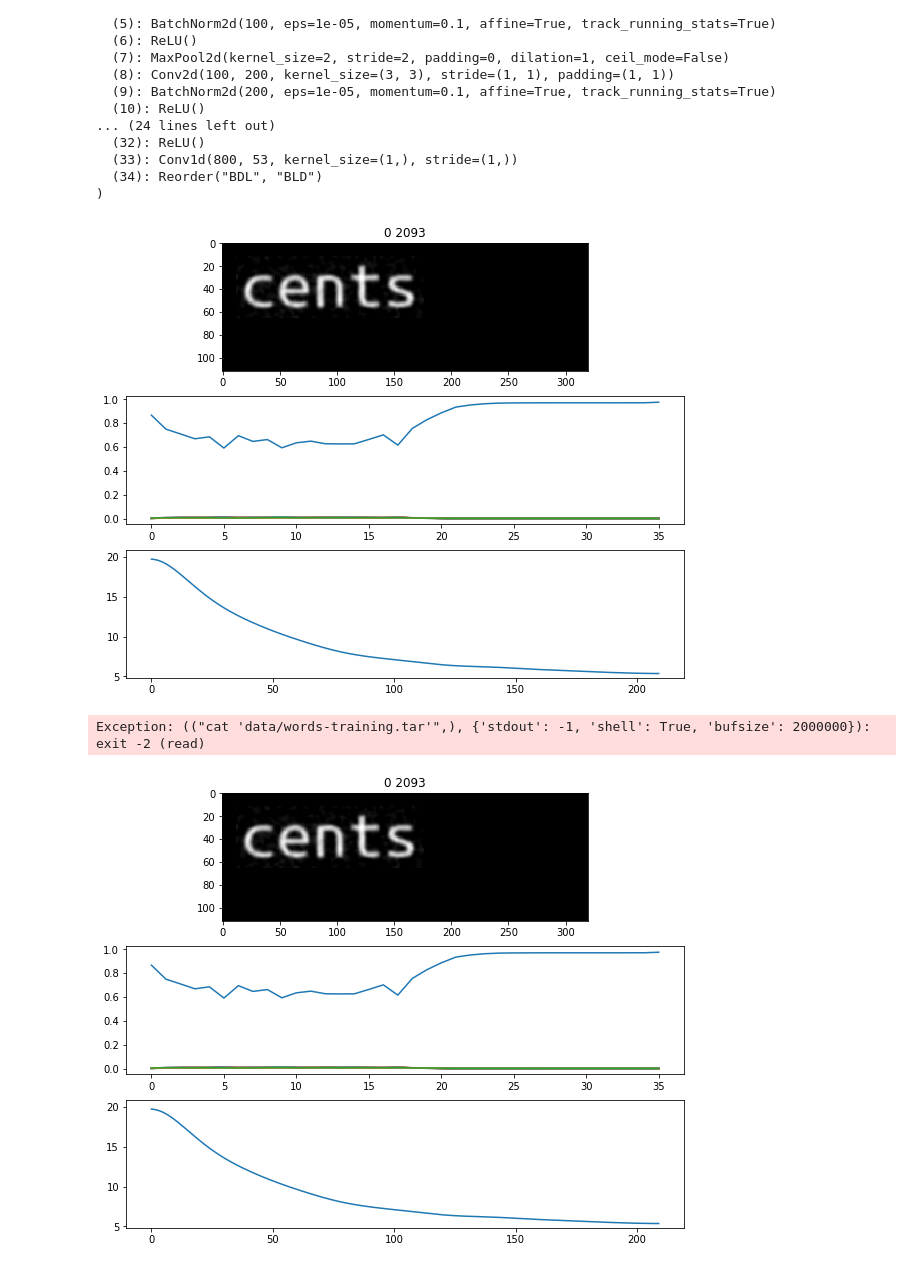
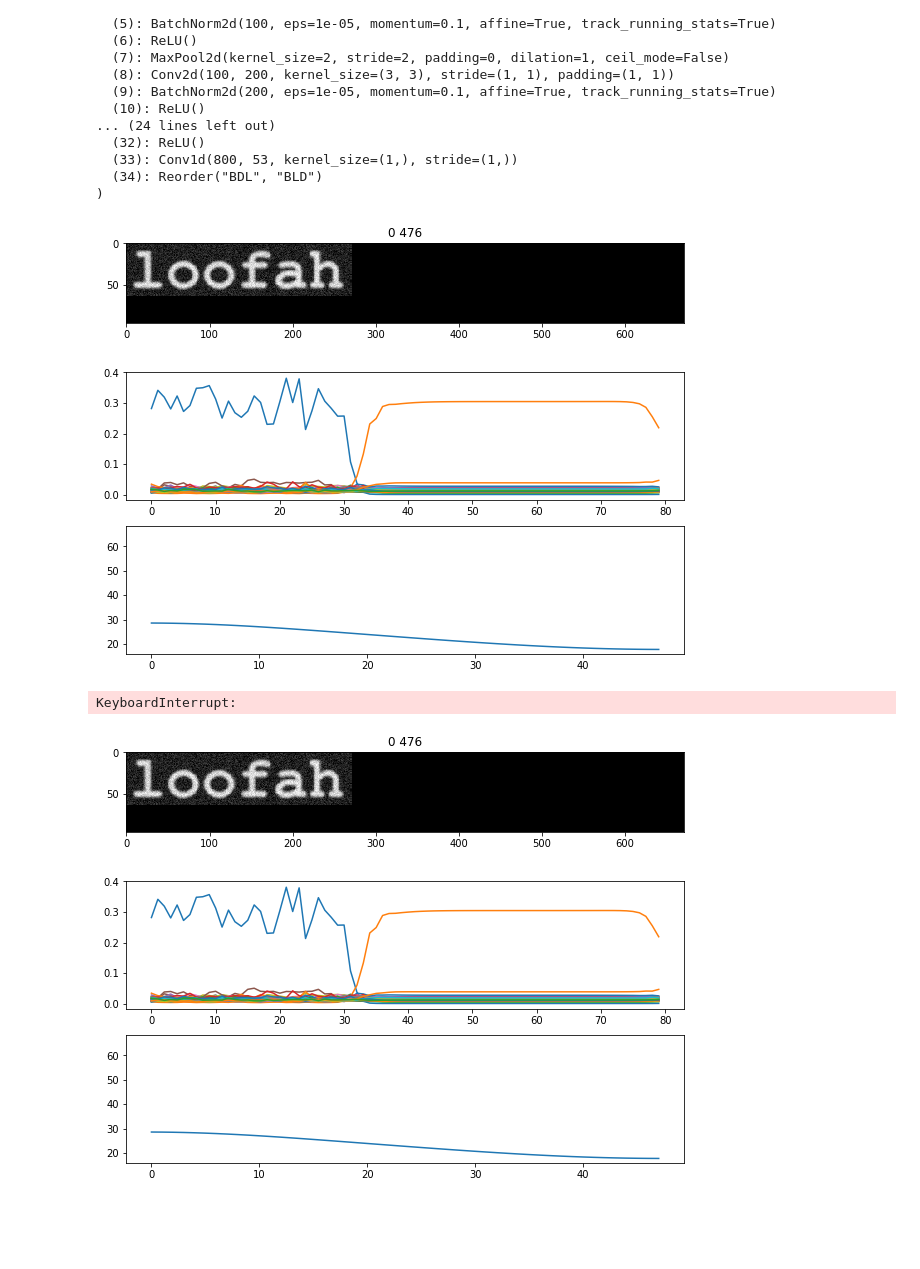
Before and after one commit to tmbdev-tutorials/icdar2019-worksheets, a Jupyter notebook: lstm2-ctc-words.ipynb, the cells around one changed output. Cells and saved outputs as stored; diff of their text form; code cells hidden in the pictures; blank space fills up the shorter version.

```diff
--- a/lstm2-ctc-words.ipynb
+++ b/lstm2-ctc-words.ipynb
@@ -23,0 +5,35 @@ cuda:0
+# %%
+from importlib import reload
+import os, sys, re, glob, time, pickle, IPython, logging
+import scipy.ndimage as ndi
+from itertools import islice
+import torch
+from torch import nn, optim
+from torch.nn import functional as F
+from torchmore import layers, flex
+import torchtrainers as tt
+from torch.utils.data import DataLoader
+from webdataset import WebDataset
+import ocrhelpers as helpers
+from ocrhelpers import *
+import ocrmodels as models
+RUN("date"); RUN("hostname"); RUN("whoami"); RUN("nvidia-smi -L")
+
+charset = "ABCDEFGHIJKLMNOPQRSTUVWXYZabcdefghijklmnopqrstuvwxyz"
+
+def encode_str(s):
+    return [charset.find(c)+1 for c in s]
+
+def decode_str(l):
+    return "".join([charset[k-1] for k in l])
+
+transforms = [
+    lambda x: (torch.tensor(x).float()/255.0).unsqueeze(2),
+    lambda s: torch.tensor(encode_str(s)).long()
+]
+training = WebDataset("data/words-simple-training.tar", decoder="l8",
+                      extensions="jpg;jpeg;ppm;png txt", transforms=transforms)
+testing = WebDataset("data/words-simple-test.tar", decoder="l8",
+                     extensions="jpg;jpeg;ppm;png txt", transforms=transforms)
+training_dl = DataLoader(training, batch_size=5, collate_fn=helpers.collate4ocr)
+testing_dl = DataLoader(testing, batch_size=20, collate_fn=helpers.collate4ocr)
@@ -60,11 +80,11 @@ Sequential(
 )
 # %%
 trainer = helpers.LineTrainer(model)
-trainer.train(training_dl, 20)
+trainer.train(training_dl, 10, every=15)
 # %% [output]
-[figure, old version]
+[figure, new version]
-Exception: (("cat 'data/words-training.tar'",), {'stdout': -1, 'shell': True, 'bufsize': 2000000}): exit -2 (read)
+KeyboardInterrupt:
-[figure, old version]
+[figure, new version]
 # %%
 figsize(10, 10)
 for i, batch in enumerate(islice(training_dl, 0, 10)):
```
Also changed, not shown: parts of 4 cells of this notebook, 4 other files.
